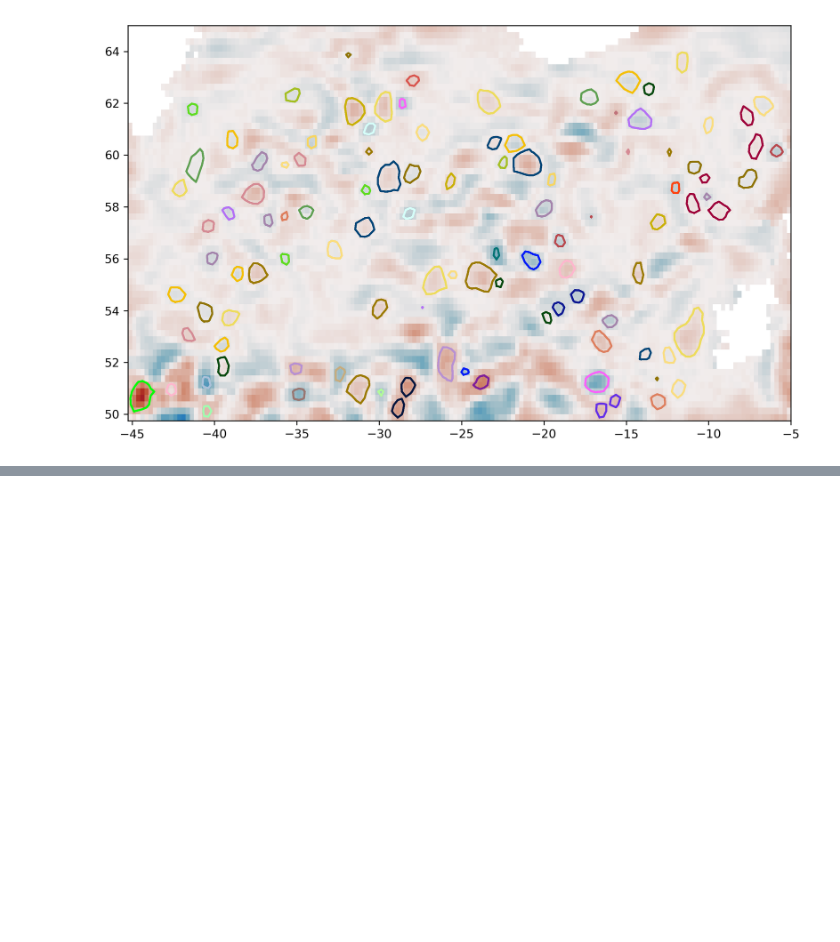
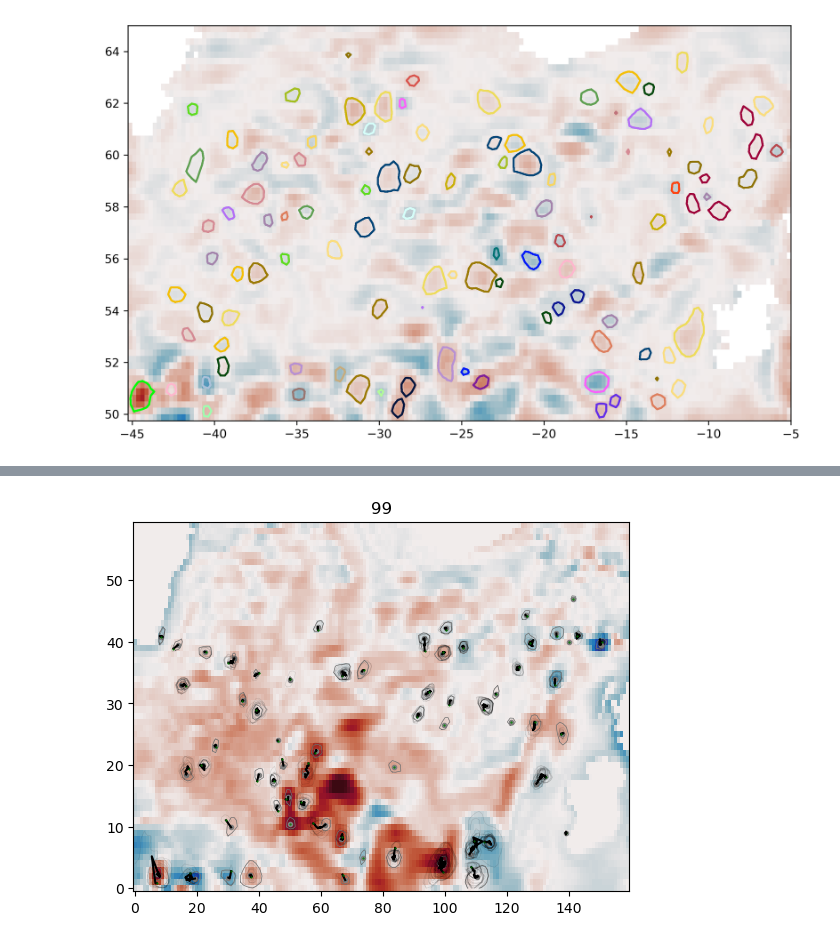
Before and after one commit to josuemtzmo/trackeddy, a Jupyter notebook: examples/Regional_analysis_CHARLY.ipynb, the cells around one changed output, grey strips where cells are left out. Saved outputs shown, nothing was run; the diff lists cells and outputs as text; code cells hidden in the pictures; blank space fills up the shorter version.

```diff
--- a/examples/Regional_analysis_CHARLY.ipynb
+++ b/examples/Regional_analysis_CHARLY.ipynb
@@ -189,5 +184,5 @@ filepath = '/Users/jmtzmo/Downloads/sla_for_tracking/interp_for_tracking/sla_0.2
 # %%
-TEddy_model = TrackEddy(path=filepath,variable='sla')
+TEddy_model = TrackEddy(dataset=filepath,variable='sla')
 # %%
 TEddy_model.identification_criteria['gaussian_fit']=0.5
 TEddy_model.identification_criteria['eccentricity']=0.9
@@ -250,0 +249,32 @@ ax[1].set_title('Model')
+# %%
+from matplotlib import pyplot as plt
+from IPython.display import clear_output
+
+# plt.figure(figsize=(10,10),dpi=300)
+for time in track_in_time_model.index.levels[1]:
+    clear_output(wait=True)
+    plt.title(time)
+    current_eddies = track_in_time_model.xs(time,level=1)
+    current_location = track_in_time_model.xs((time,0),level=(1,2))
+    plt.pcolormesh(TEddy_model.X,TEddy_model.Y,TEddy_model.rawdata.isel(time_dim=time),vmin=-0.4,vmax=0.4,cmap=cm.cm.balance)
+    plt.plot(current_location.contour_x,current_location.contour_y,marker='.',color='grey',linestyle='')
+
+    for identifier in current_eddies.index.get_level_values(0).unique():
+        eddy = current_eddies.loc[identifier]
+        plt.plot(eddy.contour_path_x,eddy.contour_path_y,color='grey',linestyle='-',linewidth=0.5)
+
+        track = track_in_time_model.loc[identifier].loc[slice(0,time)]
+
+        plt.plot(track.xs(0,level=1).contour_x,track.xs(0,level=1).contour_y,'-k')
+
+        plt.plot(track.iloc[0].contour_x,track.iloc[0].contour_y,color='g',marker='o',markersize=0.5)
+
+        # plt.plot(track.iloc[-1].contour_x,track.iloc[-1].contour_y,color='m',marker='o',markersize=0.5)
+        unique_times = track.index.get_level_values(0).unique()
+        for pass_time in range(0,len(unique_times)):
+            plt.plot(track.loc[unique_times[pass_time]].contour_path_x,track.loc[unique_times[pass_time]].contour_path_y,color='k',linestyle='-',linewidth=0.5,alpha=0.1 )
+
+    plt.pause(0.1)
+    plt.show()
+# %% [output]
+[figure, added]
```
Also changed, not shown: parts of 21 cells of this notebook, 2 other files.
